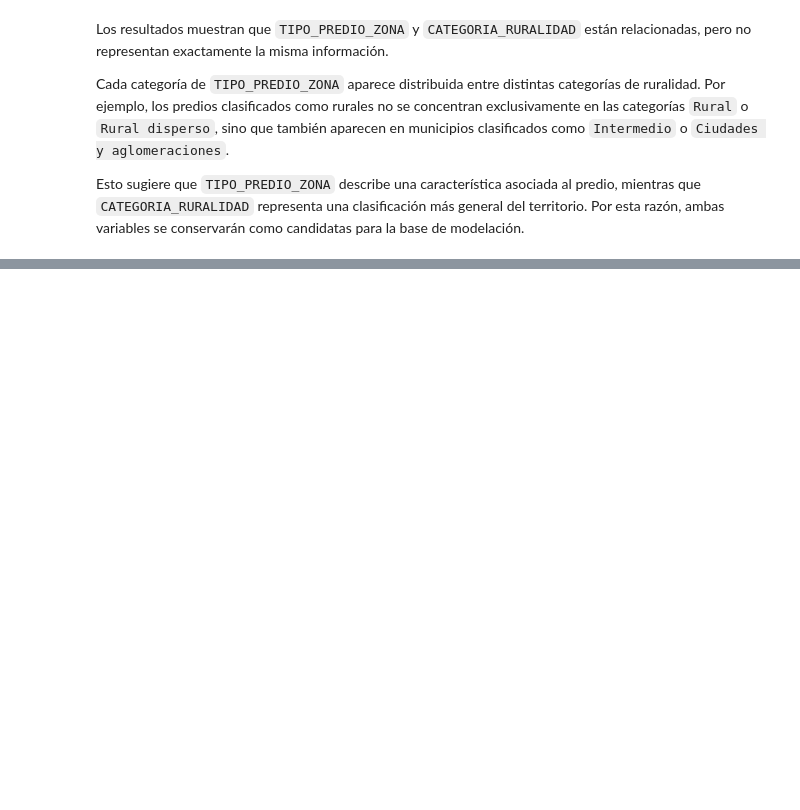
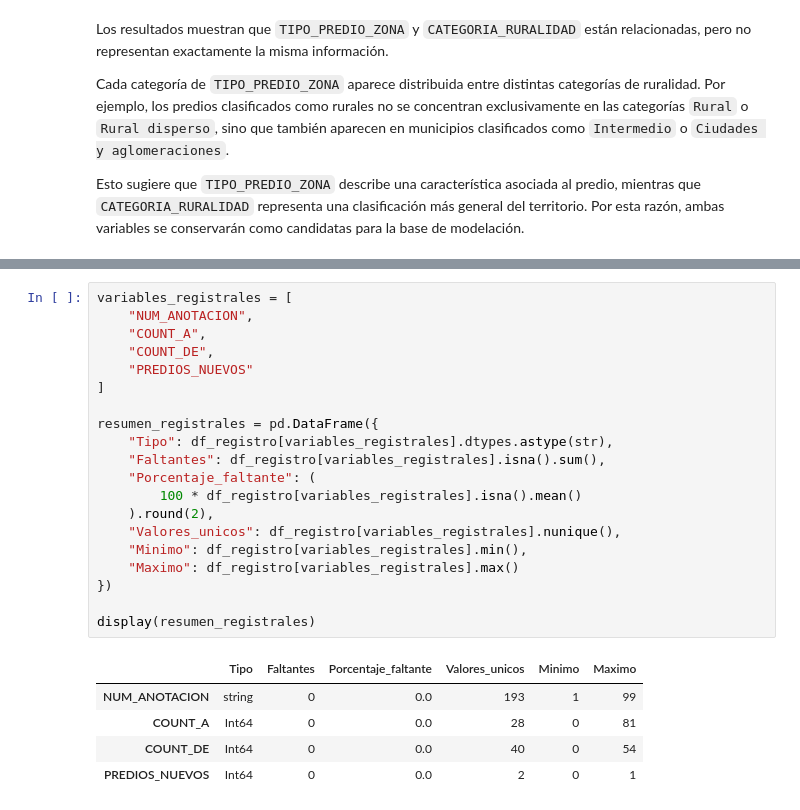
Before and after one commit to wlicona473/Proyecto_Inmobiliario_Nube, a Jupyter notebook: notebooks/01_redefinicion_supervisada.ipynb, the cells around one changed output, grey strips where cells are left out. Drawn from its saved outputs; the diff is of its cells as text; blank space fills up the shorter version.

```diff
--- a/notebooks/01_redefinicion_supervisada.ipynb
+++ b/notebooks/01_redefinicion_supervisada.ipynb
@@ -1408,0 +1464,26 @@ candidatas para la base de modelación.
+# %%
+variables_registrales = [
+    "NUM_ANOTACION",
+    "COUNT_A",
+    "COUNT_DE",
+    "PREDIOS_NUEVOS"
+]
+
+resumen_registrales = pd.DataFrame({
+    "Tipo": df_registro[variables_registrales].dtypes.astype(str),
+    "Faltantes": df_registro[variables_registrales].isna().sum(),
+    "Porcentaje_faltante": (
+        100 * df_registro[variables_registrales].isna().mean()
+    ).round(2),
+    "Valores_unicos": df_registro[variables_registrales].nunique(),
+    "Minimo": df_registro[variables_registrales].min(),
+    "Maximo": df_registro[variables_registrales].max()
+})
+
+display(resumen_registrales)
+# %% [output]
+|  | Tipo | Faltantes | Porcentaje_faltante | Valores_unicos | Minimo | Maximo |
+| NUM_ANOTACION | string | 0 | 0.0 | 193 | 1 | 99 |
+| COUNT_A | Int64 | 0 | 0.0 | 28 | 0 | 81 |
+| COUNT_DE | Int64 | 0 | 0.0 | 40 | 0 | 54 |
+| PREDIOS_NUEVOS | Int64 | 0 | 0.0 | 2 | 0 | 1 |
```
Also changed, not shown: parts of 24 cells of this notebook, 2 other files.
